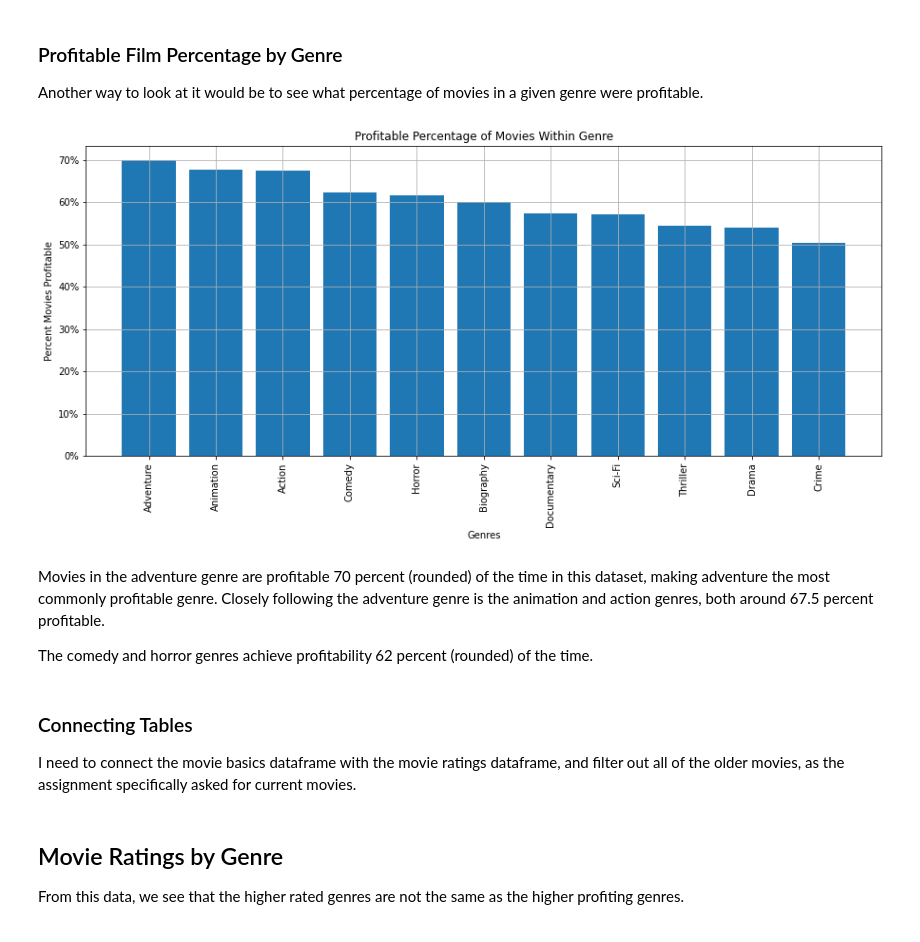
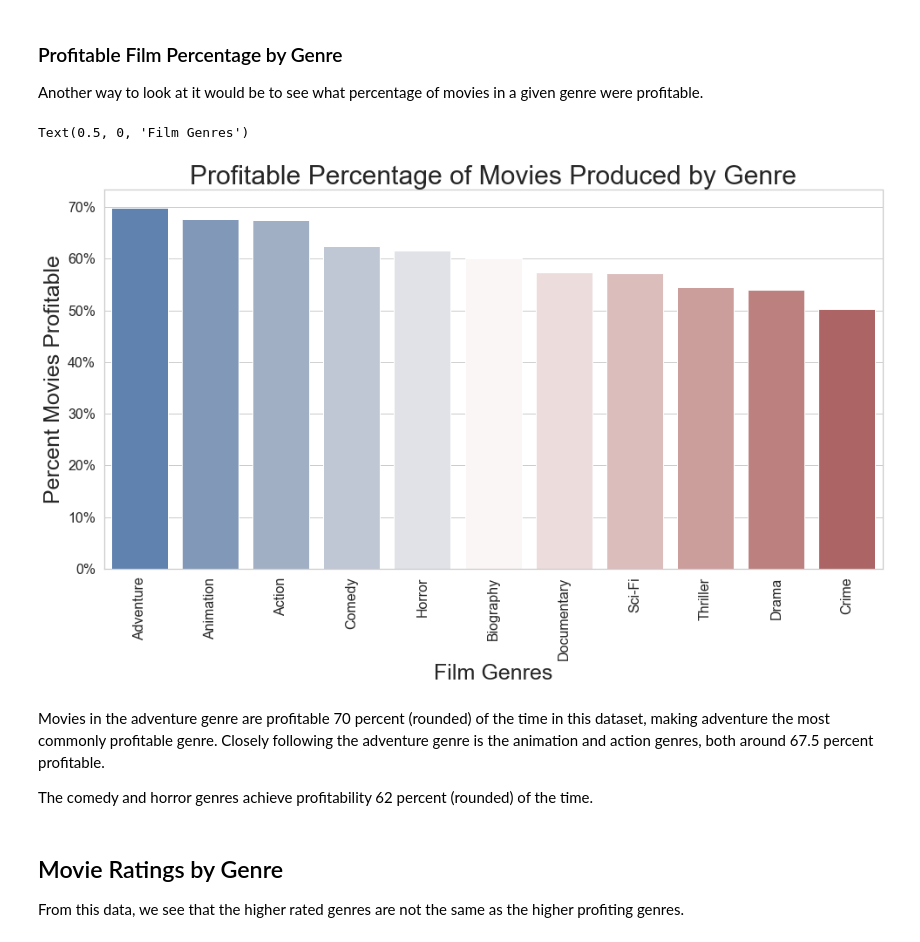
Before and after one commit to tmcroyce/Phase-1-Project-Movie-Analysis, a Jupyter notebook: student.ipynb, the cells around one changed output. Drawn from its saved outputs; the diff is of its cells as text; code cells hidden in the pictures.

```diff
--- a/student.ipynb
+++ b/student.ipynb
@@ -521,0 +486,17 @@ Text(0.5, 1.0, 'Median ROI')
+# %%
+#plot primary genre vs median ROI
+sns.set_theme(style="whitegrid")
+sns.set_color_codes("muted")
+sns.set(font_scale = 1.5)
+f, ax = plt.subplots(figsize=(16, 8))
+
+#plot
+sns.barplot(x="genre_primary", y="median", data=prime_genre_df,
+             palette="vlag")
+
+ax.yaxis.set_major_formatter(mtick.PercentFormatter()) #Reformat to percent
+# Add a legend and informative axis label
+ax.legend(ncol=2, loc="lower right", frameon=True)
+ax.set( ylabel="ROI", xlabel="Film Genres")
+sns.despine(left=True, bottom=True)
+plt.title("Median ROI by Genre")
@@ -535,23 +548,28 @@ profitable_genres = profitable_genres.loc[profitable_genres['count'] > 24]
 # %%
-#Plot primary genres vs profitability percentage
+# Plot primary genres vs profitability percentage
+import matplotlib.ticker as mtick
+sns.set_theme(style="whitegrid")
+sns.set_color_codes("muted")
+f, ax = plt.subplots(figsize=(16, 8))
+sns.set(font_scale = 1.5)
+
 genres = list(profitable_genres['genre_primary'])
 values = list(profitable_genres['mean']*100)
 
-fig, axs = plt.subplots(figsize=(15, 6))
-plt.xticks(rotation = 90) #Rotate X-axis tick labels
-axs.bar(genres, values)
-axs.yaxis.set_major_formatter(mtick.PercentFormatter()) #Reformat to percent
-plt.title("Profitable Percentage of Movies Within Genre")
-plt.ylabel("Percent Movies Profitable")
-plt.xlabel("Genres")
-plt.grid()
+# Format
+ax.tick_params(labelsize = 16)
+#Rotate X-axis tick labels
+plt.xticks(rotation = 90)
+#Format
+sns.barplot(x = genres, y = values, palette = 'vlag')
+ax.yaxis.set_major_formatter(mtick.PercentFormatter())
+plt.title("Profitable Percentage of Movies Produced by Genre", size = 30)
+plt.ylabel("Percent Movies Profitable", size = 25)
+plt.xlabel("Film Genres", size = 25)
 # %% [output]
+Text(0.5, 0, 'Film Genres')
-[figure, old version]
+[figure, new version]
 # %% [markdown]
 Movies in the adventure genre are profitable 70 percent (rounded) of the time in this dataset, making adventure the most commonly profitable genre. Closely following the adventure genre is the animation and action genres, both around 67.5 percent profitable.
 
 The comedy and horror genres achieve profitability 62 percent (rounded) of the time.
-# %% [markdown]
-### Connecting Tables
-
-I need to connect the movie basics dataframe with the movie ratings dataframe, and filter out all of the older movies, as the assignment specifically asked for current movies.
```
Also changed, not shown: parts of 84 cells of this notebook.
